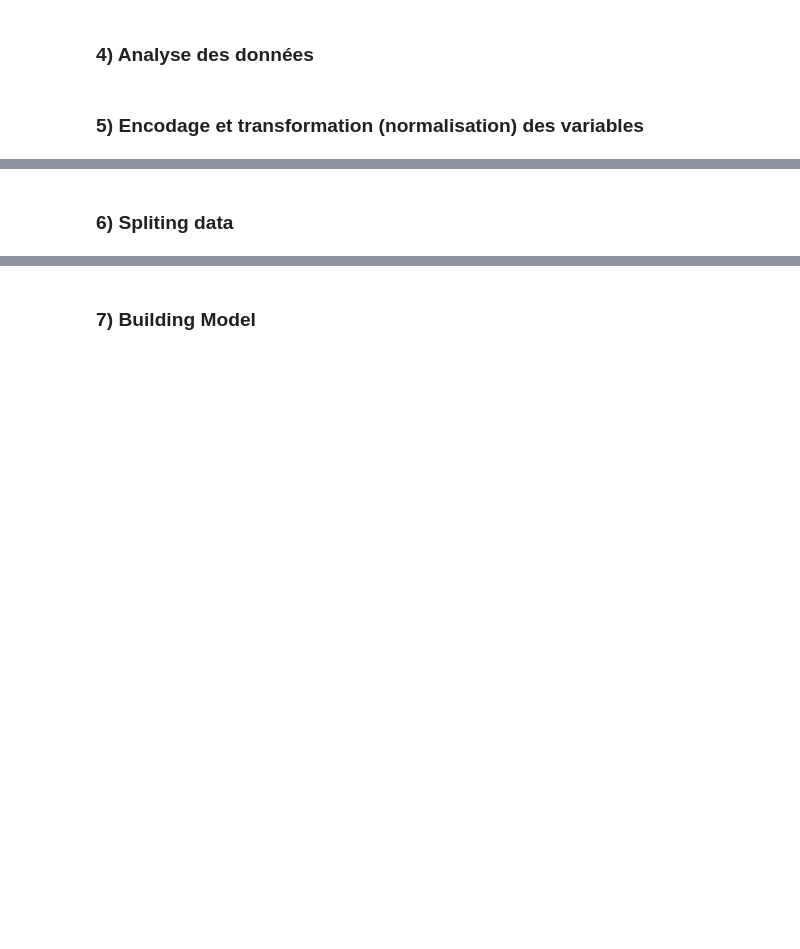
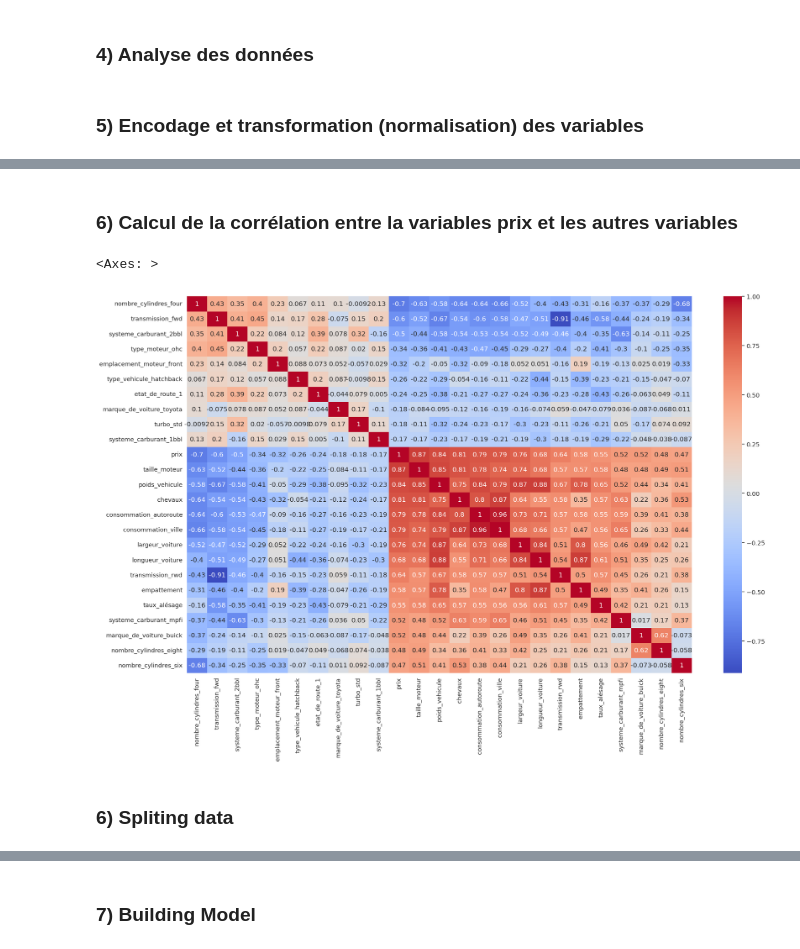
Before and after one commit to Noura-ou/application-d-estimation-de-prix, a Jupyter notebook: src/modèle_reg.ipynb, the cells around one changed output, grey strips where cells are left out. Saved outputs shown, nothing was run; the diff lists cells and outputs as text; code cells hidden in the pictures; blank space fills up the shorter version.

Commit message:
corralation catego

```diff
--- a/src/modèle_reg.ipynb
+++ b/src/modèle_reg.ipynb
@@ -200,3 +200,18 @@ fig.update_layout(title="La marque de la voiture vs le prix des voitures",
 fig.show()
 # %% [markdown]
 ### 5) Encodage et transformation (normalisation) des variables
+# %%
+categorial_features = ['etat_de_route', 'carburant', 'turbo', 'nombre_portes', 'type_vehicule', 'transmission', 'emplacement_moteur', 'type_moteur', 'nombre_cylindres', 'systeme_carburant', 'marque_de_voiture']
+
+numeric_features = ['empattement', 'longueur_voiture', 'largeur_voiture', 'hauteur_voiture', 'poids_vehicule', 'taille_moteur', 'taux_alésage', 'course', 'taux_compression', 'chevaux', 'tour_moteur', 'consommation_ville', 'consommation_autoroute']
+
+# One-hot encode the categorical variables
+cat_feat = Pipeline(steps=[
+    ('onehotencoder', OneHotEncoder(handle_unknown='ignore')),
+])
+X_cat_transformed = cat_feat.fit_transform(df[categorial_features])
+X_cat_transformed_df = pd.DataFrame(X_cat_transformed.toarray(),
+                                    columns=cat_feat['onehotencoder'].get_feature_names_out(categorial_features))
+
+# Combine the one-hot encoded categorical variables and the target variable into a single dataframe
+df_combined = pd.concat([X_cat_transformed_df, df[numeric_features] , df['prix']], axis=1)
@@ -203,8 +240,27 @@ fig.show()
+# %% [markdown]
+### 6) Calcul de la corrélation entre la variables prix et les autres variables
+# %%
+# Calculate the correlation between all the variables
+corr_matrix = df_combined.corr()
+
+# Get the 10 highest and 10 lowest correlations with the 'prix' variable
+
+top_corr = corr_matrix['prix'].sort_values(ascending=False).head(15)
+bot_corr = corr_matrix['prix'].sort_values().head(10)
+top_corr = pd.concat([bot_corr, top_corr])
+
+# Plot heatmap
+sns.set(font_scale=1.2)
+fig, ax = plt.subplots(figsize=(25,15))
+sns.heatmap(corr_matrix.loc[top_corr.index, top_corr.index], annot=True, cmap='coolwarm')
+# %% [output]
+<Axes: >
+[figure, added]
+# %% [markdown]
+### 6) Spliting data
 # %%
 X= df.drop('prix', axis =1)
 y = df['prix']
-# %% [markdown]
-### 6) Spliting data
 # %%
 X_train, X_test, y_train, y_test = train_test_split(X, y, test_size = 0.2, random_state = 42)
 # %%
```
Also changed, not shown: parts of 5 cells of this notebook.
